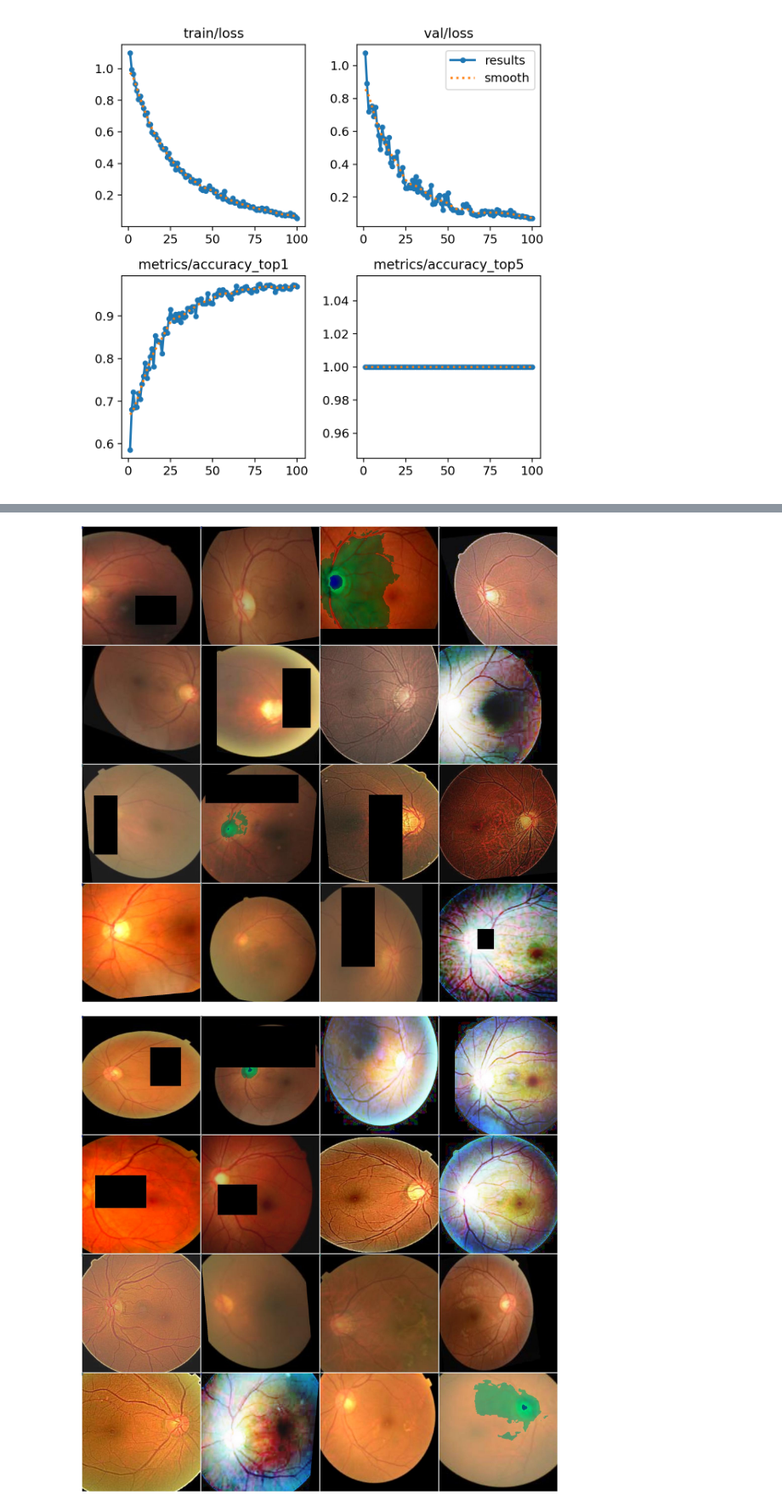
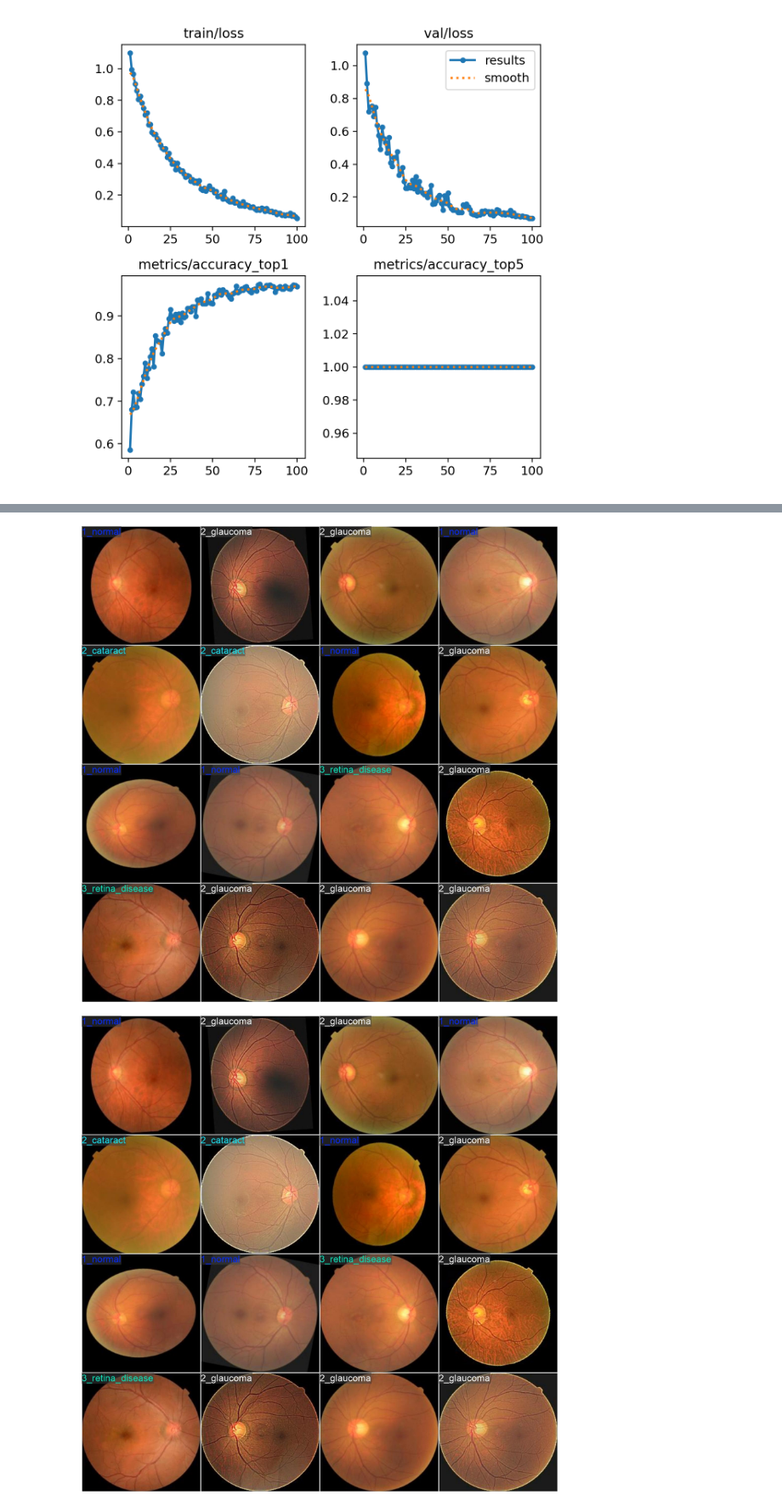
Before and after one commit to abuhurayraniloy/ml-project, a Jupyter notebook: retinal-disease-detection.ipynb, the cells around one changed output, grey strips where cells are left out. Shown at 85% size. Cells and saved outputs as stored; diff of their text form; code cells hidden in the pictures.

```diff
--- a/retinal-disease-detection.ipynb
+++ b/retinal-disease-detection.ipynb
@@ -110,10 +123,10 @@ Image("/kaggle/working/runs/classify/train/train_batch0.jpg", width=600)
 # %%
-Image("/kaggle/working/runs/classify/train/train_batch1.jpg", width=600)
+Image("/kaggle/working/runs/classify/train/val_batch2_labels.jpg", width=600)
 # %% [output]
-[figure, old version]
+[figure, new version]
 # %%
-Image("/kaggle/working/runs/classify/train/train_batch2.jpg", width=600)
+Image("/kaggle/working/runs/classify/train/val_batch2_pred.jpg", width=600)
 # %% [output]
-[figure, old version]
+[figure, new version]
 # %%
 model = YOLO('/kaggle/working/runs/classify/train/weights/best.pt')
```
Also changed, not shown: parts of 11 cells of this notebook.
